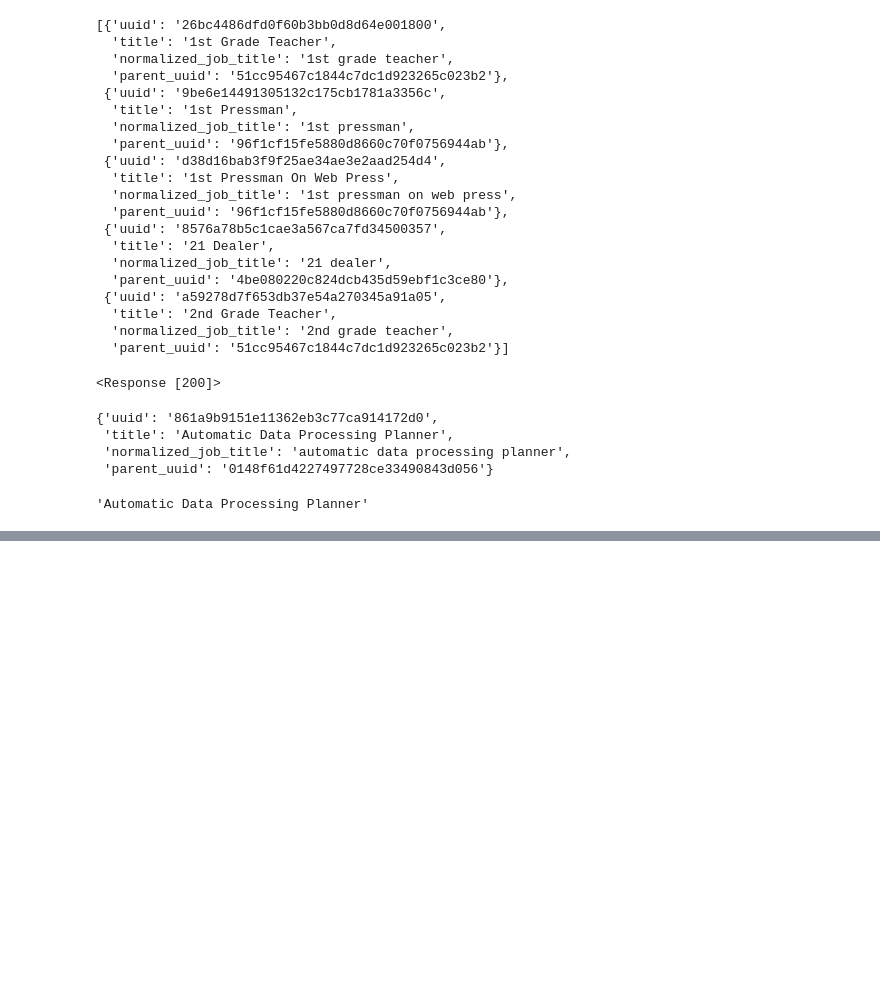
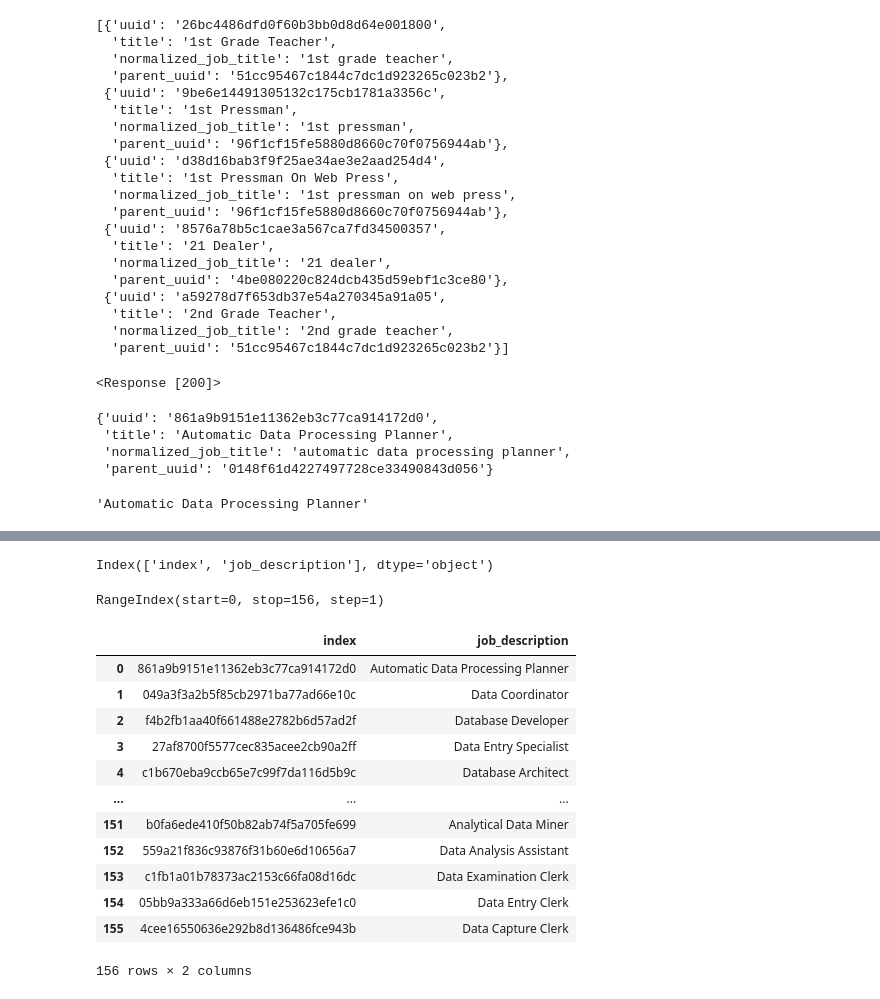
Before and after one commit to manuaq/project_m1, a Jupyter notebook: project_module_1_api_connection.ipynb, the cells around one changed output, grey strips where cells are left out. Saved outputs shown, nothing was run; the diff lists cells and outputs as text; code cells hidden in the pictures; blank space fills up the shorter version.

```diff
--- a/project_module_1_api_connection.ipynb
+++ b/project_module_1_api_connection.ipynb
@@ -529,0 +539,7 @@ unique_job_code_list[0:20]
+# %%
+for job_code in unique_job_code_list:
+    job_code_response = requests.get(f'http://api.dataatwork.org/v1/jobs/{job_code}').json()
+    print(job_code_response)
+    print(job_code_response['uuid'])
+    print(job_code_response['title'])
+    break
@@ -529,0 +615,24 @@ unique_job_code_list[0:20]
+# %%
+job_code_df.columns
+# %% [output]
+Index(['index', 'job_description'], dtype='object')
+# %%
+job_code_df.index
+# %% [output]
+RangeIndex(start=0, stop=156, step=1)
+# %%
+job_code_df
+# %% [output]
+|  | index | job_description |
+| 0 | 861a9b9151e11362eb3c77ca914172d0 | Automatic Data Processing Planner |
+| 1 | 049a3f3a2b5f85cb2971ba77ad66e10c | Data Coordinator |
+| 2 | f4b2fb1aa40f661488e2782b6d57ad2f | Database Developer |
+| 3 | 27af8700f5577cec835acee2cb90a2ff | Data Entry Specialist |
+| 4 | c1b670eba9ccb65e7c99f7da116d5b9c | Database Architect |
+| ... | ... | ... |
+| 151 | b0fa6ede410f50b82ab74f5a705fe699 | Analytical Data Miner |
+| 152 | 559a21f836c93876f31b60e6d10656a7 | Data Analysis Assistant |
+| 153 | c1fb1a01b78373ac2153c66fa08d16dc | Data Examination Clerk |
+| 154 | 05bb9a333a66d6eb151e253623efe1c0 | Data Entry Clerk |
+| 155 | 4cee16550636e292b8d136486fce943b | Data Capture Clerk |
+156 rows × 2 columns
```
Also changed, not shown: parts of 17 cells of this notebook.
